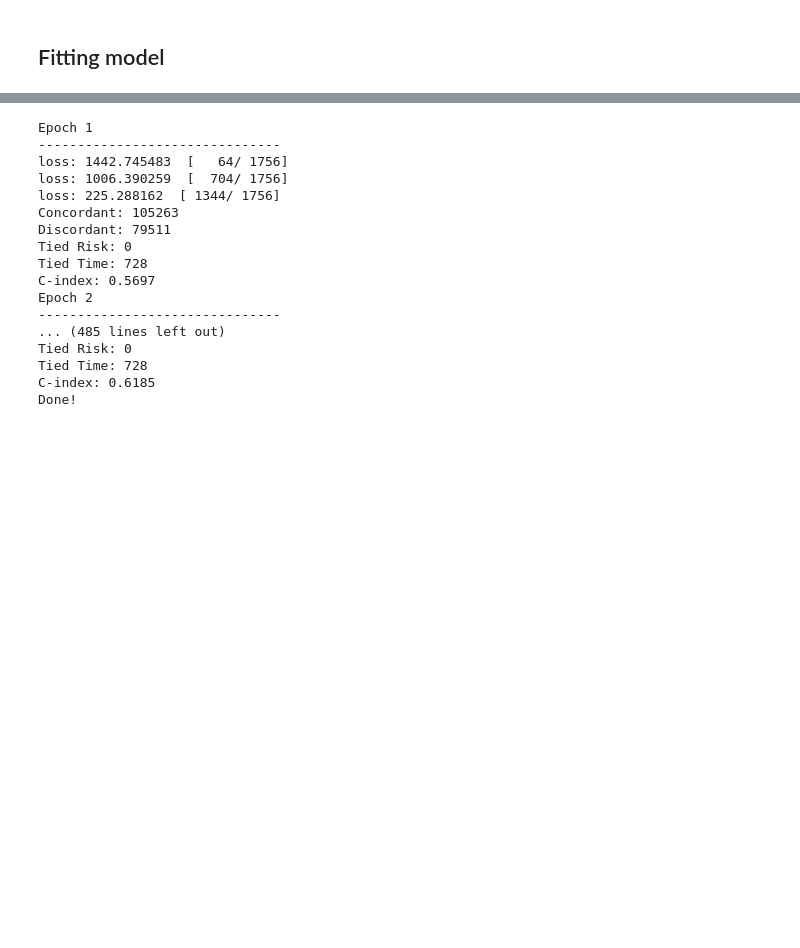
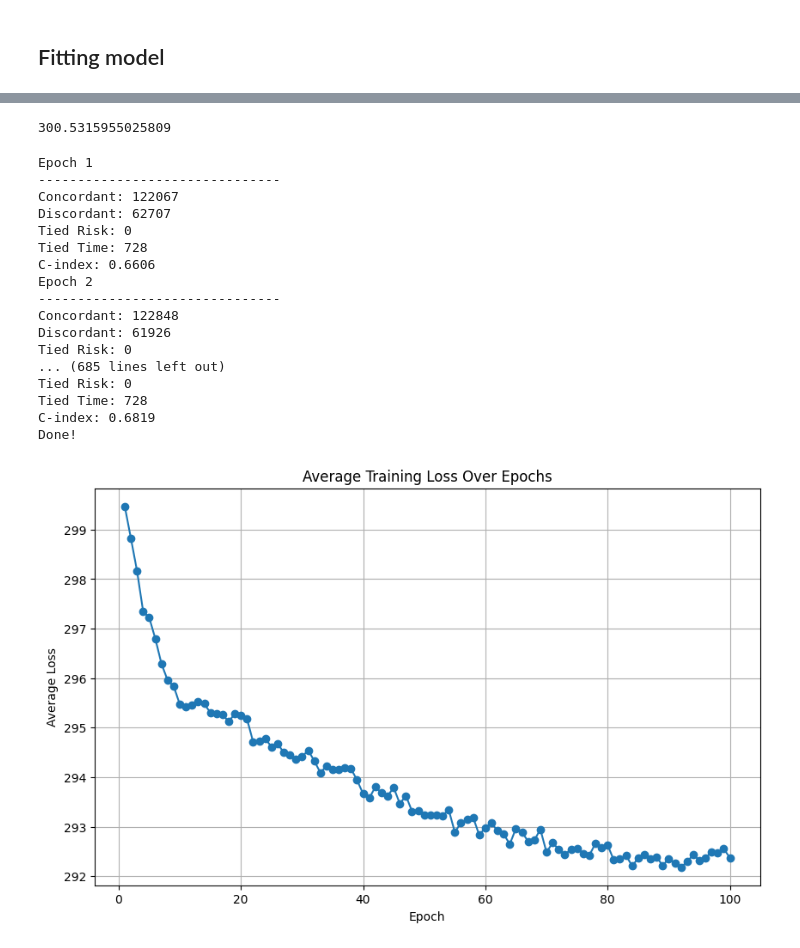
Before and after one commit to Riezmann75/survival-analysis, a Jupyter notebook: metabric_eda.ipynb, the cells around one changed output, grey strips where cells are left out. Cells and saved outputs as stored; diff of their text form; code cells hidden in the pictures; blank space fills up the shorter version.

```diff
--- a/metabric_eda.ipynb
+++ b/metabric_eda.ipynb
@@ -669,5 +683,8 @@ epochs = 50
 train_loader = DataLoader(train_dataset, batch_size=batch_size, shuffle=True)
 test_loader = DataLoader(test_dataset, batch_size=batch_size, shuffle=True)
 # %%
-optimizer = torch.optim.Adam(model.parameters(), lr=learning_rate)
+optimizer = torch.optim.Adam(
+    model.parameters(),
+    lr=learning_rate,
+)
 scheduler = torch.optim.lr_scheduler.CosineAnnealingLR(optimizer, T_max=epochs)
@@ -673,0 +702,9 @@ scheduler = torch.optim.lr_scheduler.CosineAnnealingLR(optimizer, T_max=epochs)
+# %%
+for feature, label in train_loader:
+    feature = feature.to(torch.float32)
+    label = label.to(torch.float32)
+
+    preds = model(feature)
+    print(label[:, 1])
+    print(preds)
+    break
@@ -674,8 +724,30 @@ scheduler = torch.optim.lr_scheduler.CosineAnnealingLR(optimizer, T_max=epochs)
+# %%
+def train_loop(dataloader, model, loss_fn, optimizer, batch_size=64):
+    accum_loss = 0
+    for feature, label in dataloader:
+        X = feature.to(torch.float32)
+        y = label.to(torch.float32)
+
+        preds = model(X)
+        loss = loss_fn(preds, y[:, 0], y[:, 1])
+
+        optimizer.zero_grad()
+        loss.backward()
+        optimizer.step()
+
+        accum_loss += loss.item()
+    return accum_loss / len(dataloader)
+# %%
+train_loop(train_loader, model, loss_fn, optimizer)
+# %% [output]
+300.5315955025809
 # %%
 c_indices = []
+average_losses = []
 for t in range(epochs):
     print(f"Epoch {t+1}\n-------------------------------")
-    train_loop(train_loader, model, loss_fn, optimizer)
+    epoch_loss = train_loop(train_loader, model, loss_fn, optimizer)
+    average_losses.append(epoch_loss)
 
     scheduler.step()
 
@@ -705,18 +777,28 @@ print("Done!")
 # %% [output]
 Epoch 1
 -------------------------------
-loss: 1442.745483  [   64/ 1756]
-loss: 1006.390259  [  704/ 1756]
-loss: 225.288162  [ 1344/ 1756]
-Concordant: 105263
-Discordant: 79511
+Concordant: 122067
+Discordant: 62707
 Tied Risk: 0
 Tied Time: 728
-C-index: 0.5697
+C-index: 0.6606
 Epoch 2
 -------------------------------
-... (485 lines left out)
+Concordant: 122848
+Discordant: 61926
+Tied Risk: 0
+... (685 lines left out)
 Tied Risk: 0
 Tied Time: 728
-C-index: 0.6185
+C-index: 0.6819
 Done!
+# %%
+plt.figure(figsize=(10, 6))
+plt.plot(range(1, epochs + 1), average_losses, marker="o")
+plt.title("Average Training Loss Over Epochs")
+plt.xlabel("Epoch")
+plt.ylabel("Average Loss")
+plt.grid()
+plt.show()
+# %% [output]
+[figure, added]
```
Also changed, not shown: parts of 13 cells of this notebook.
